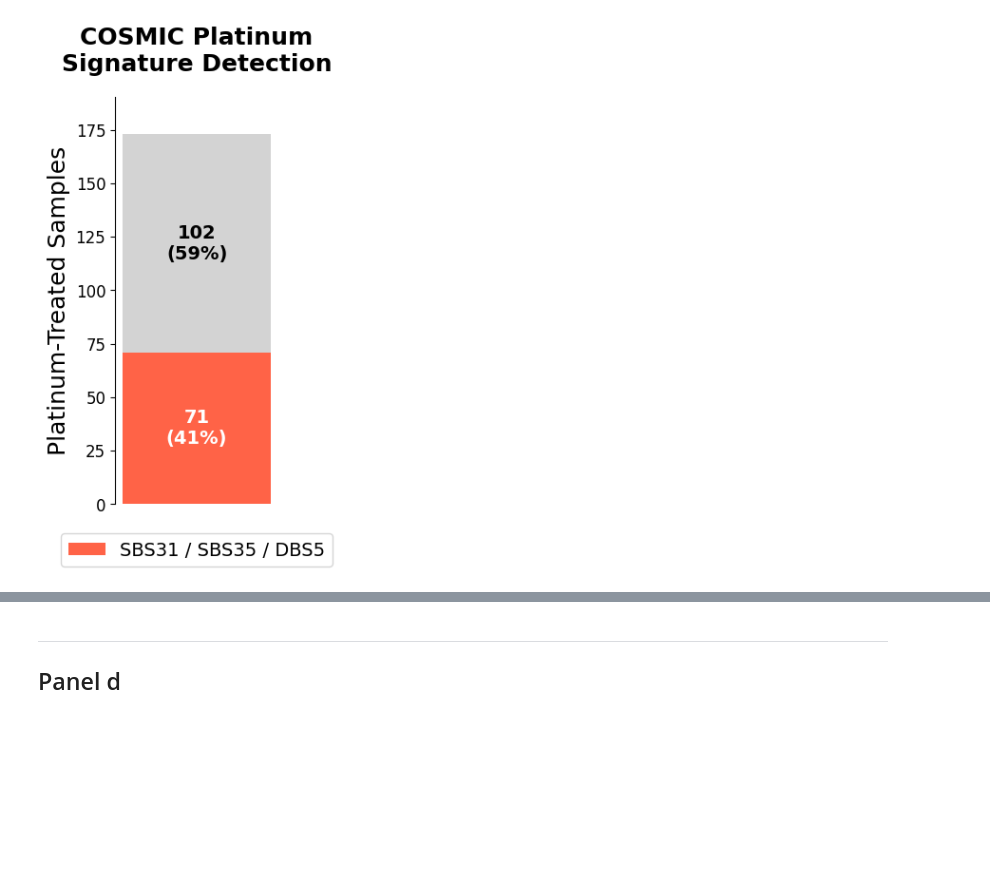
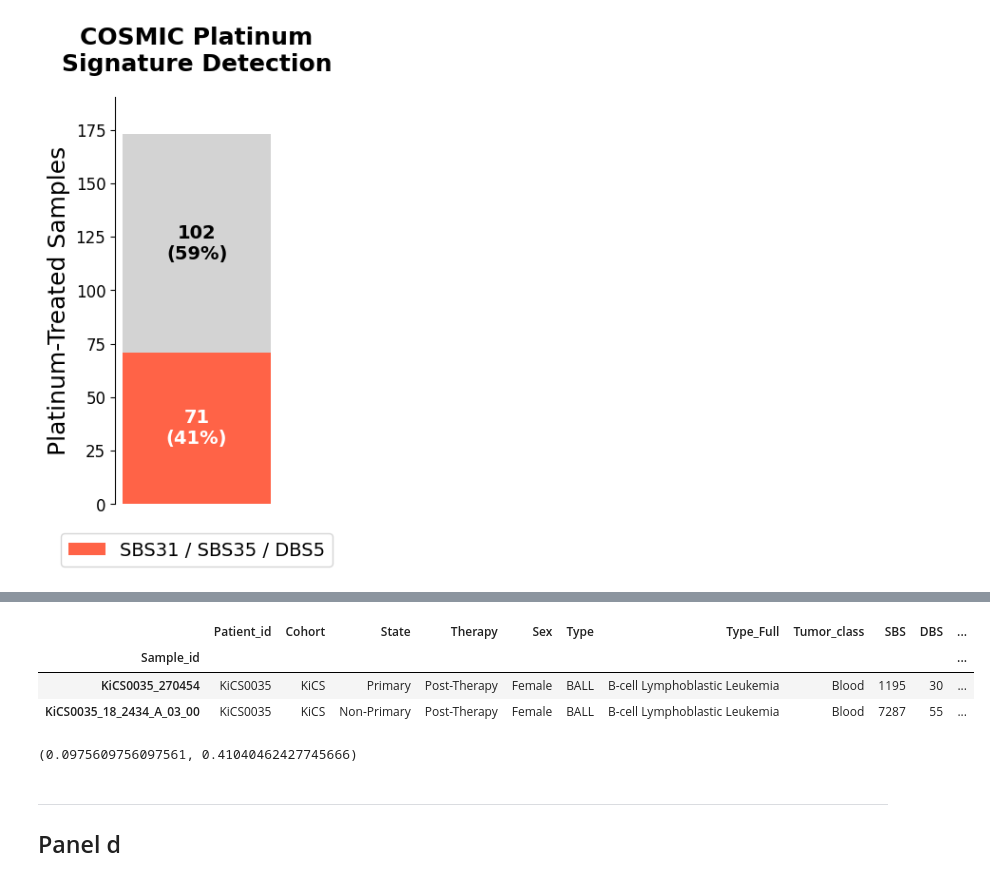
Before and after one commit to shlienlab/mutsigs_therapy, a Jupyter notebook: notebooks/ExtendedFig_4.ipynb, the cells around one changed output, grey strips where cells are left out. Drawn from its saved outputs; the diff is of its cells as text; code cells hidden in the pictures; blank space fills up the shorter version.

```diff
--- a/notebooks/ExtendedFig_4.ipynb
+++ b/notebooks/ExtendedFig_4.ipynb
@@ -485,3 +657,14 @@ plt.savefig(os.path.join(fig_out, 'ExFig_3b2_rev.pdf'), bbox_inches="tight")
+# %%
+kzm611_md.loc[['KiCS0035_270454','KiCS0035_18_2434_A_03_00']]
+# %% [output]
+|  | Patient_id | Cohort | State | Therapy | Sex | Type | Type_Full | Tumor_class | SBS | DBS | ... |
+| Sample_id |  |  |  |  |  |  |  |  |  |  | ... |
+| KiCS0035_270454 | KiCS0035 | KiCS | Primary | Post-Therapy | Female | BALL | B-cell Lymphoblastic Leukemia | Blood | 1195 | 30 | ... |
+| KiCS0035_18_2434_A_03_00 | KiCS0035 | KiCS | Non-Primary | Post-Therapy | Female | BALL | B-cell Lymphoblastic Leukemia | Blood | 7287 | 55 | ... |
+# %%
+4/(26+15), 71/173
+# %% [output]
+(0.0975609756097561, 0.41040462427745666)
 # %% [markdown]
 -----
 ## Panel d
```
Also changed, not shown: parts of 12 cells of this notebook, 6 other files.
